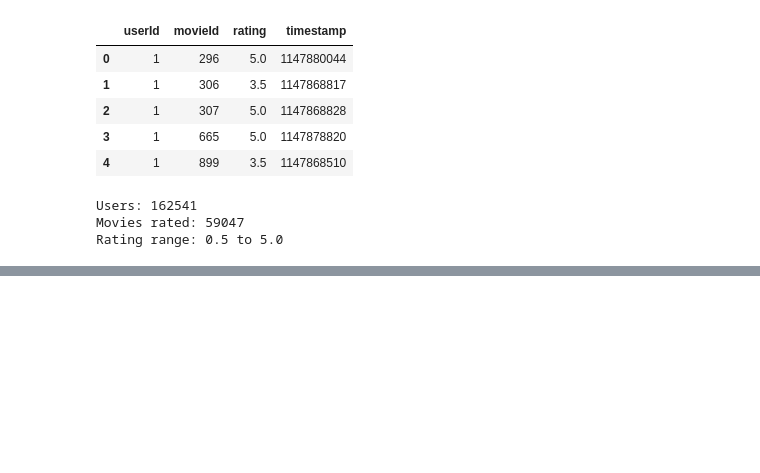
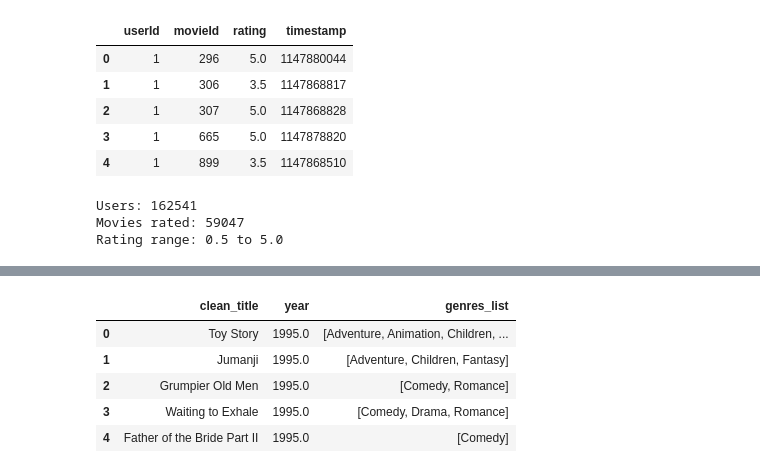
Before and after one commit to kashvi613/MovieRecommendationSystem, a Jupyter notebook: MovieRecommendationSystem.ipynb, the cells around one changed output, grey strips where cells are left out. Cells and saved outputs as stored; diff of their text form; code cells hidden in the pictures; blank space fills up the shorter version.

```diff
--- a/MovieRecommendationSystem.ipynb
+++ b/MovieRecommendationSystem.ipynb
@@ -51,0 +138,13 @@ Rating range: 0.5 to 5.0
+# %%
+movies_small['genres_list'] = movies_small['genres'].str.split('|')
+movies_small['genres_list'] = movies_small['genres_list'].apply(
+    lambda g: [] if g == ['(no genres listed)'] else g
+)
+movies_small[['clean_title', 'year', 'genres_list']].head()
+# %% [output]
+|  | clean_title | year | genres_list |
+| 0 | Toy Story | 1995.0 | [Adventure, Animation, Children, ... |
+| 1 | Jumanji | 1995.0 | [Adventure, Children, Fantasy] |
+| 2 | Grumpier Old Men | 1995.0 | [Comedy, Romance] |
+| 3 | Waiting to Exhale | 1995.0 | [Comedy, Drama, Romance] |
+| 4 | Father of the Bride Part II | 1995.0 | [Comedy] |
```
Also changed, not shown: parts of 9 cells of this notebook.
